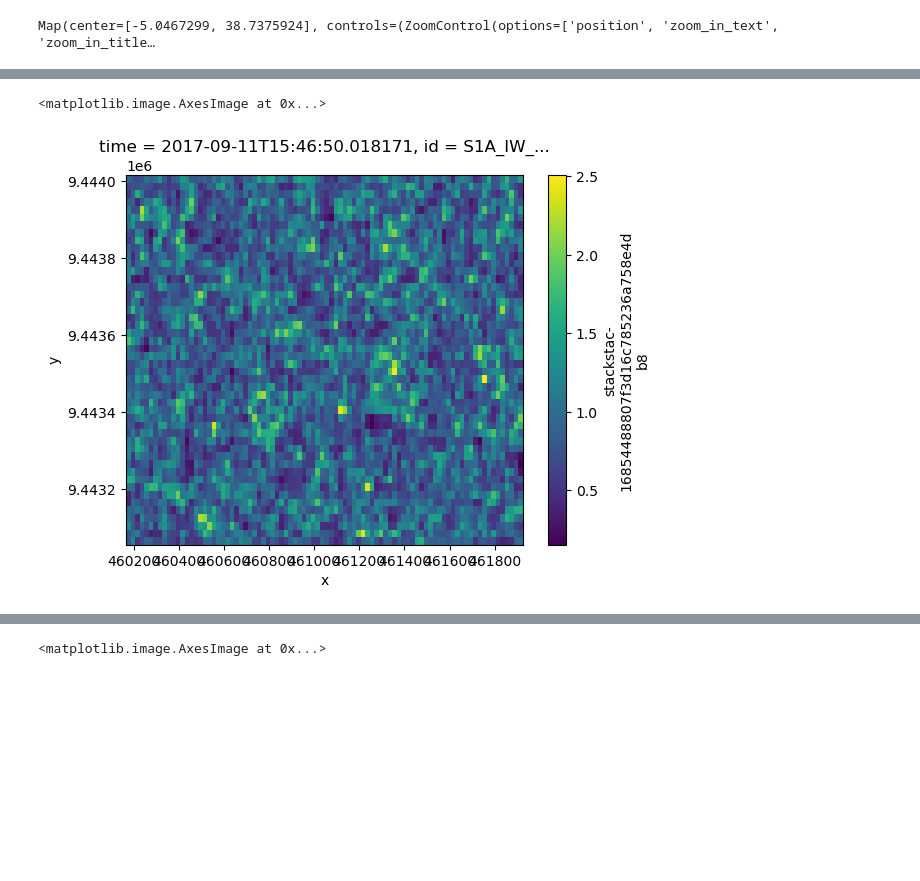
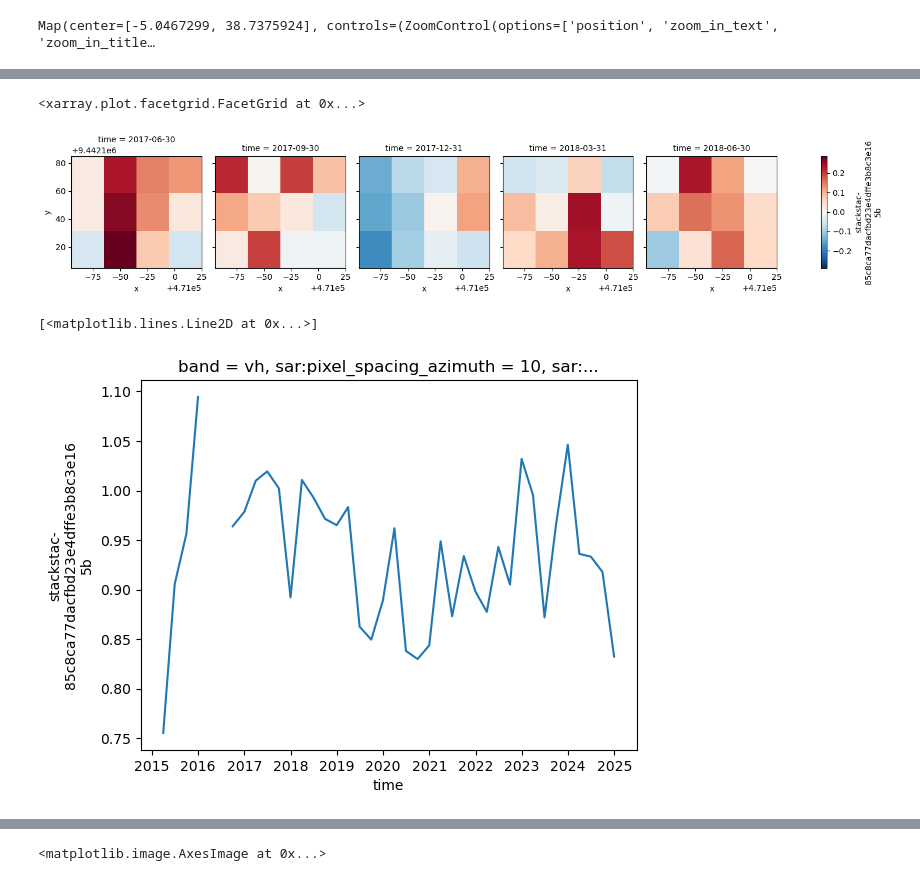
Before and after one commit to adlai-nelson/geog313-final-project, a Jupyter notebook: analysis.ipynb, the cells around one changed output, grey strips where cells are left out. Drawn from its saved outputs; the diff is of its cells as text; code cells hidden in the pictures; blank space fills up the shorter version.

```diff
--- a/analysis.ipynb
+++ b/analysis.ipynb
@@ -80,21 +47,19 @@ coarsened = utils.coarsen_image(stack, scale = 2)
-# %%
-q_composite = utils.quartely_composite(coarsened)
-q_composite
-
-index = utils.calculate_index(coarsened, "RVI")
-
-# TO do- values within subzones
-#index.isel(time=0).plot.imshow()
-# fig, ax = plt.subplots(nrows=4, ncols=4)
-
-# index.isel(time=-2).plot.imshow(ax = ax[0, 0])
-# index.isel(time=-3).plot.imshow(ax = ax[0, 1])
-# index.isel(time=-4).plot.imshow(ax = ax[0, 2])
-# index.isel(time=-5).plot.imshow(ax = ax[0, 3])
-
-
-#q_composite.sel(band = "vh").isel(time=2).plot.imshow()
-index.isel(time=30).plot.imshow()
-# %% [output]
-<matplotlib.image.AxesImage at 0x...>
-[figure, removed]
+# %%
+deseasoned = utils.deseason(composite)
+# %%
+
+change = utils.img_change(deseasoned)
+deseasoned.isel(time=[9, 10, 11, 12, 13]).plot.imshow(col="time", col_wrap=5)
+# %% [output]
+<xarray.plot.facetgrid.FacetGrid at 0x...>
+[figure, added]
+# %%
+tsmean = composite.mean(dim = ['y', 'x'], skipna = True)
+
+import matplotlib.pyplot as plt
+
+fig, ax = plt.subplots()
+tsmean.plot(ax=ax)
+# %% [output]
+[<matplotlib.lines.Line2D at 0x...>]
+[figure, added]
```
Also changed, not shown: parts of 15 cells of this notebook, 1 other file.
